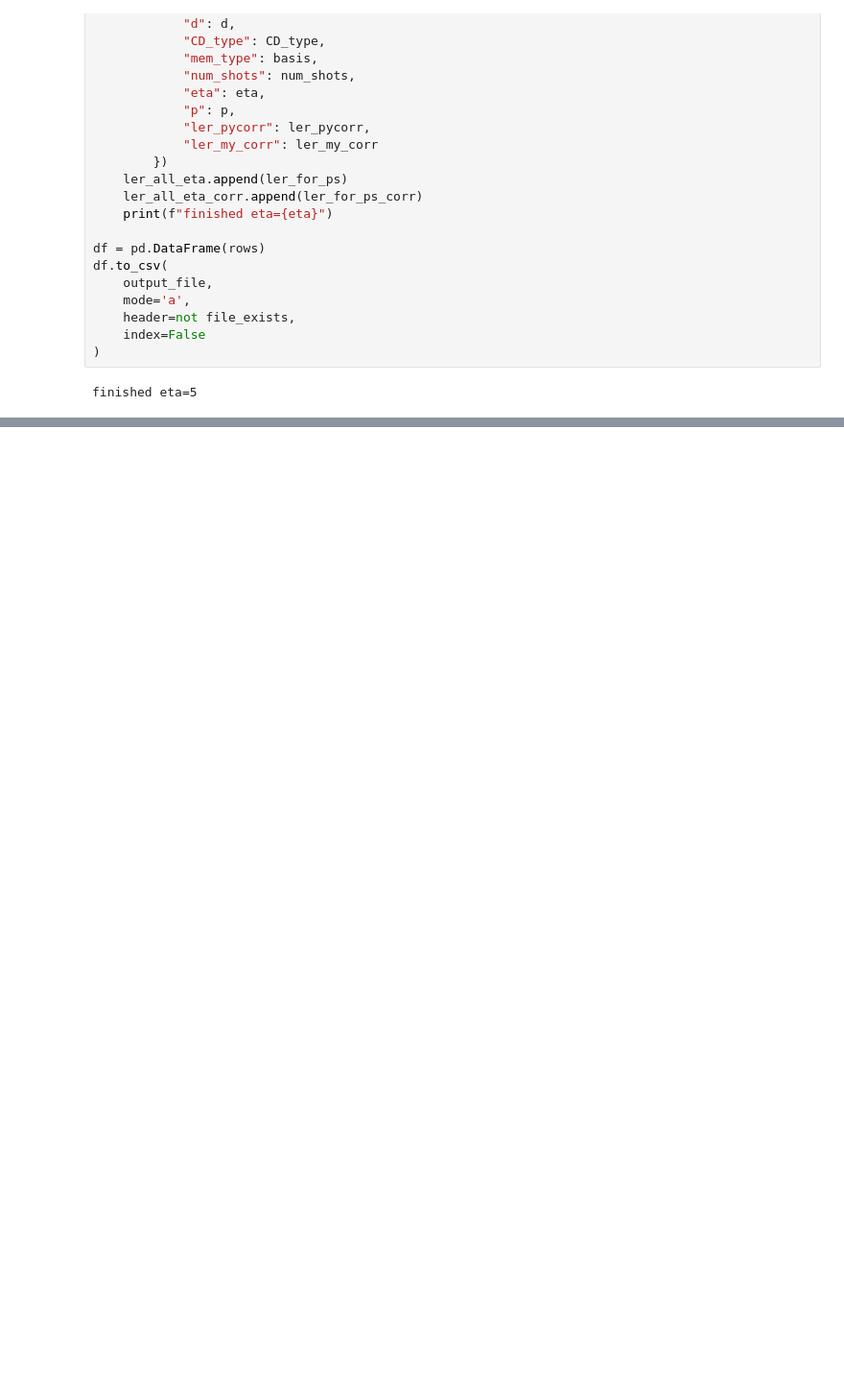
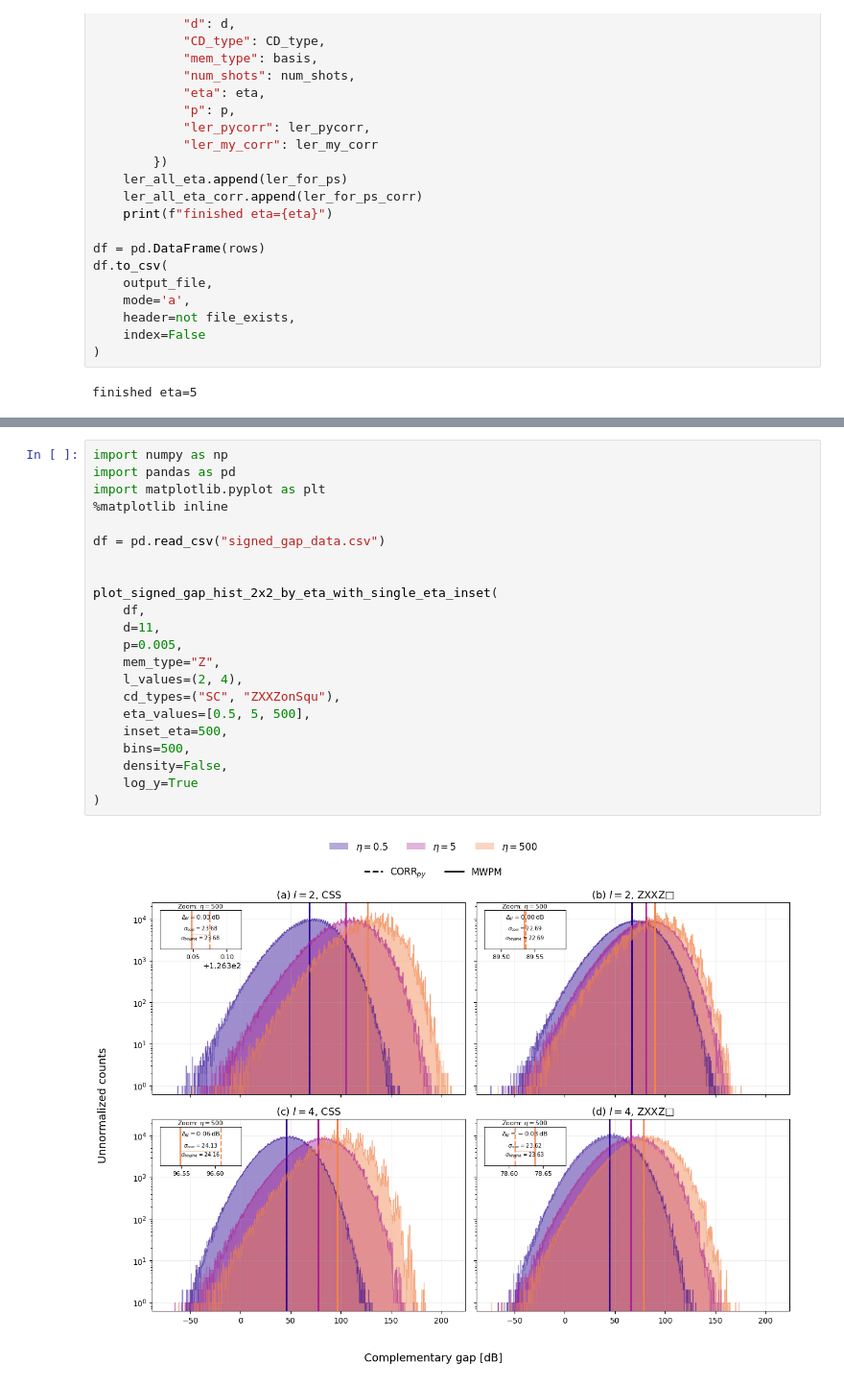
Before and after one commit to acatspirit/correlated_error_biased_noise, a Jupyter notebook: paper_figures_sims.ipynb, the cells around one changed output, grey strips where cells are left out. Shown at 96% size. Cells and saved outputs as stored; diff of their text form; blank space fills up the shorter version.

```diff
--- a/paper_figures_sims.ipynb
+++ b/paper_figures_sims.ipynb
@@ -178,0 +818,24 @@ plt.show()
+# %%
+import numpy as np
+import pandas as pd
+import matplotlib.pyplot as plt
+%matplotlib inline
+
+df = pd.read_csv("signed_gap_data.csv")
+
+
+plot_signed_gap_hist_2x2_by_eta_with_single_eta_inset(
+    df,
+    d=11,
+    p=0.005,
+    mem_type="Z",
+    l_values=(2, 4),
+    cd_types=("SC", "ZXXZonSqu"),
+    eta_values=[0.5, 5, 500],
+    inset_eta=500,
+    bins=500,
+    density=False,
+    log_y=True
+)
+# %% [output]
+[figure, added]
```
Also changed, not shown: parts of 5 cells of this notebook, 7 other files.
